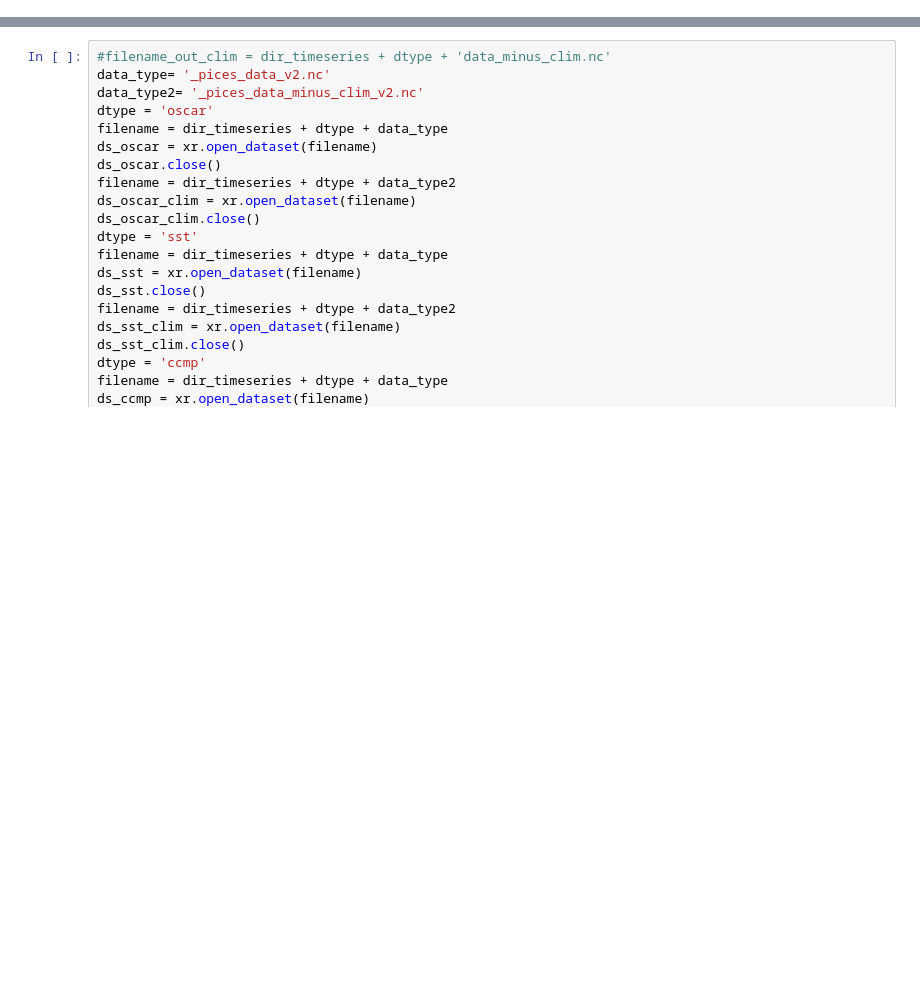
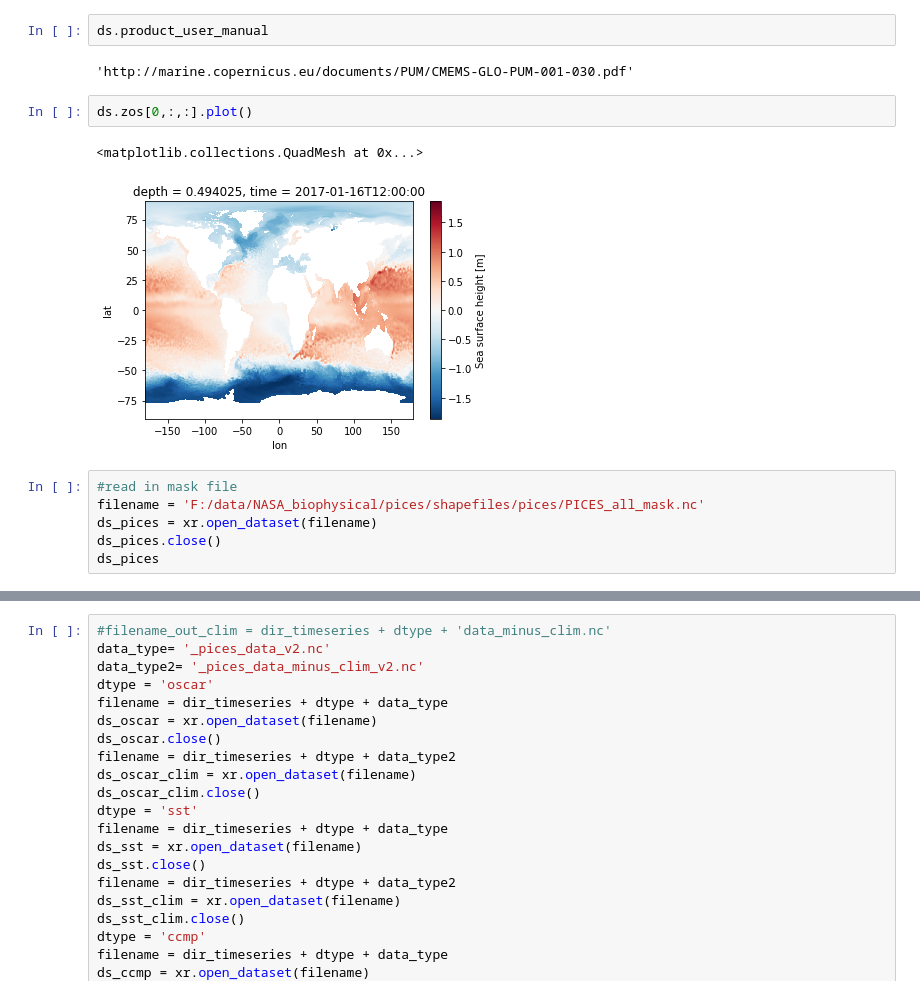
Before and after one commit to cgentemann/Biophysical, a Jupyter notebook: PICES average environment in boxes.ipynb, the cells around one changed output, grey strips where cells are left out. Saved outputs shown, nothing was run; the diff lists cells and outputs as text; blank space fills up the shorter version.

```diff
--- a/PICES average environment in boxes.ipynb
+++ b/PICES average environment in boxes.ipynb
@@ -196,6 +201,21 @@ Attributes:
     source:                        MERCATOR GLORYS12V1
     product_user_manual:           http://marine.copernicus.eu/documents/PUM/...
     quality_information_document:  http://marine.copernicus.eu/documents/QUID...
+# %%
+ds.product_user_manual
+# %% [output]
+'http://marine.copernicus.eu/documents/PUM/CMEMS-GLO-PUM-001-030.pdf'
+# %%
+ds.zos[0,:,:].plot()
+# %% [output]
+<matplotlib.collections.QuadMesh at 0x...>
+[figure, added]
+# %%
+#read in mask file
+filename = 'F:/data/NASA_biophysical/pices/shapefiles/pices/PICES_all_mask.nc'
+ds_pices = xr.open_dataset(filename)
+ds_pices.close()
+ds_pices
 # %%
 darray = ['oscar','mld','ccmp','sst','sss','ssh']
 dir_shp = 'F:/data/NASA_biophysical/pices/shapefiles/pices/'
```
Also changed, not shown: parts of 12 cells of this notebook.
